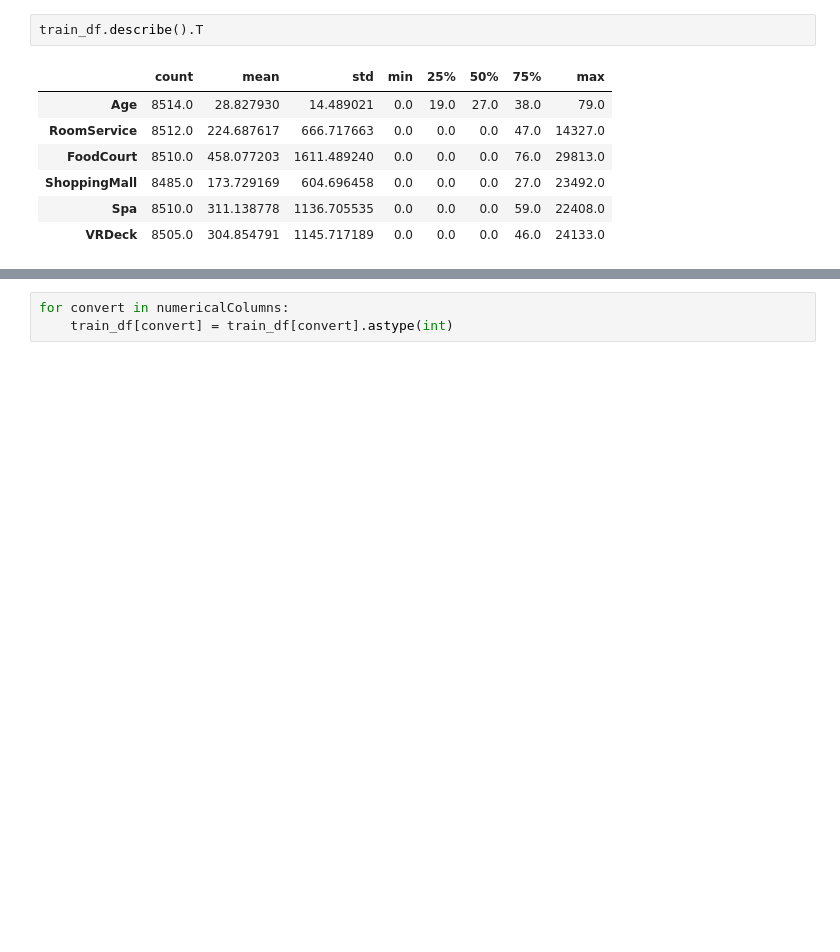
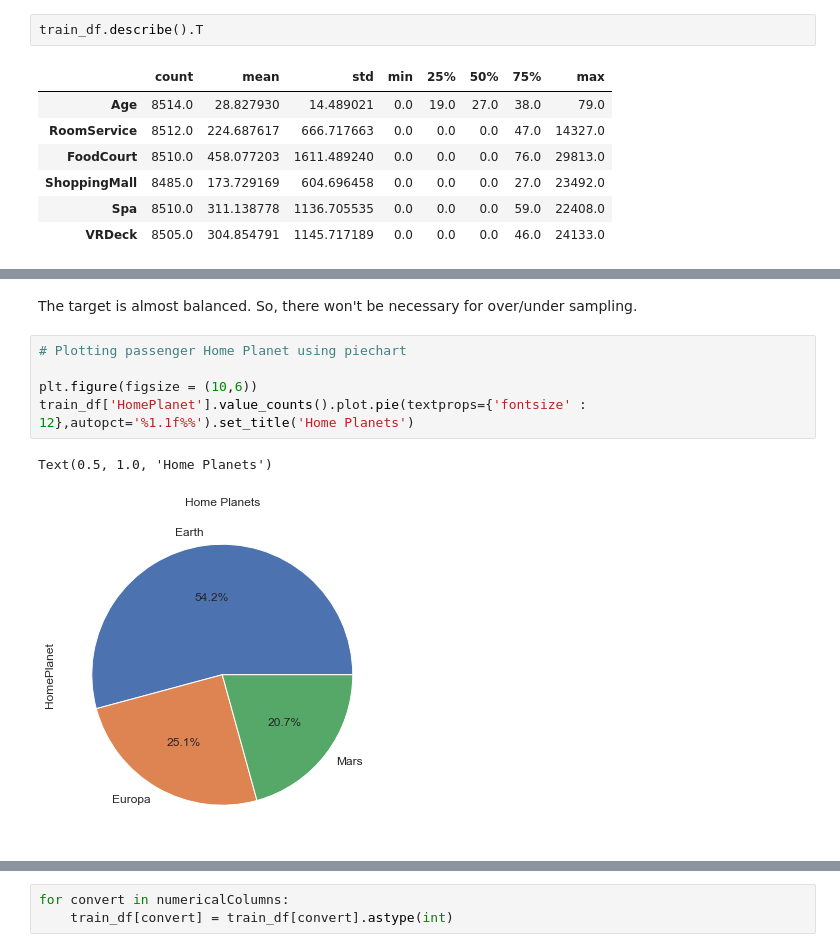
Before and after one commit to BharadwajPeringara/Spaceship_Titanic, a Jupyter notebook: spaceship.ipynb, the cells around one changed output, grey strips where cells are left out. Drawn from its saved outputs; the diff is of its cells as text; blank space fills up the shorter version.

```diff
--- a/spaceship.ipynb
+++ b/spaceship.ipynb
@@ -115,0 +130,10 @@ Name: Transported, dtype: int64
+# %% [markdown]
+The target is almost balanced. So, there won't be necessary for over/under sampling.
+# %%
+# Plotting passenger Home Planet using piechart
+
+plt.figure(figsize = (10,6))
+train_df['HomePlanet'].value_counts().plot.pie(textprops={'fontsize' : 12},autopct='%1.1f%%').set_title('Home Planets')
+# %% [output]
+Text(0.5, 1.0, 'Home Planets')
+[figure, added]
```
Also changed, not shown: parts of 31 cells of this notebook.
